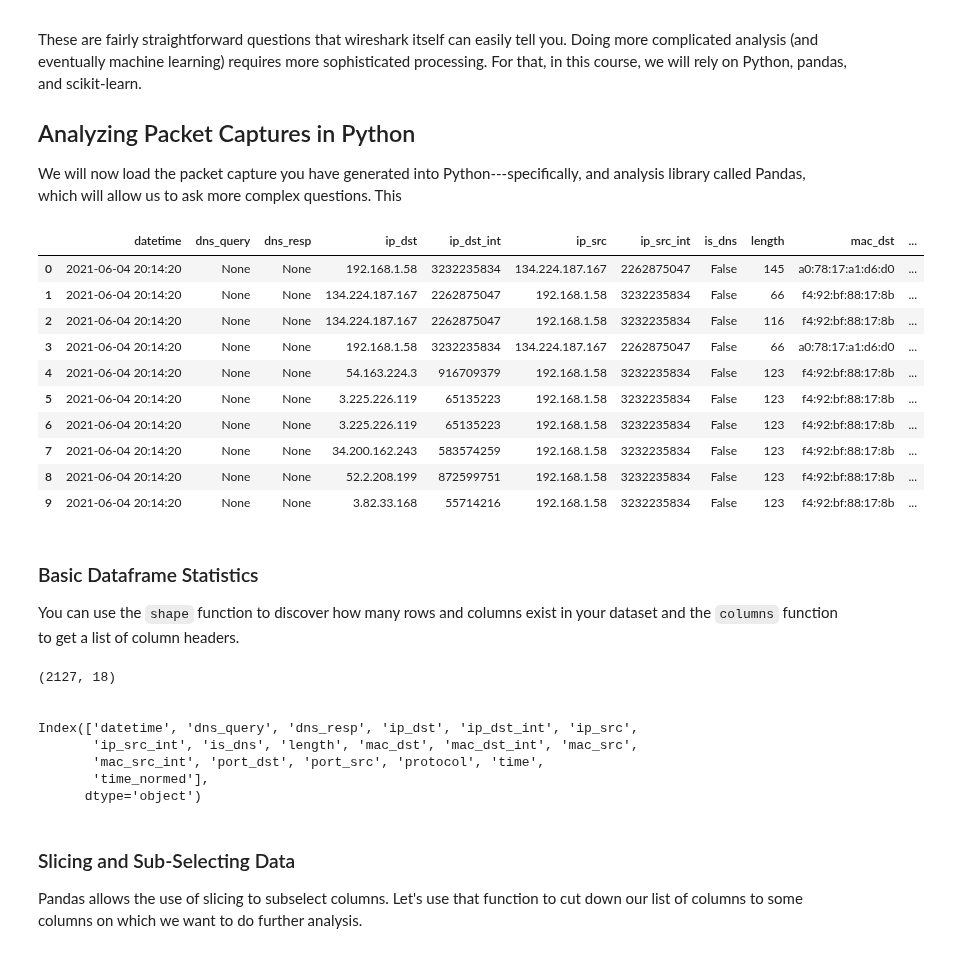
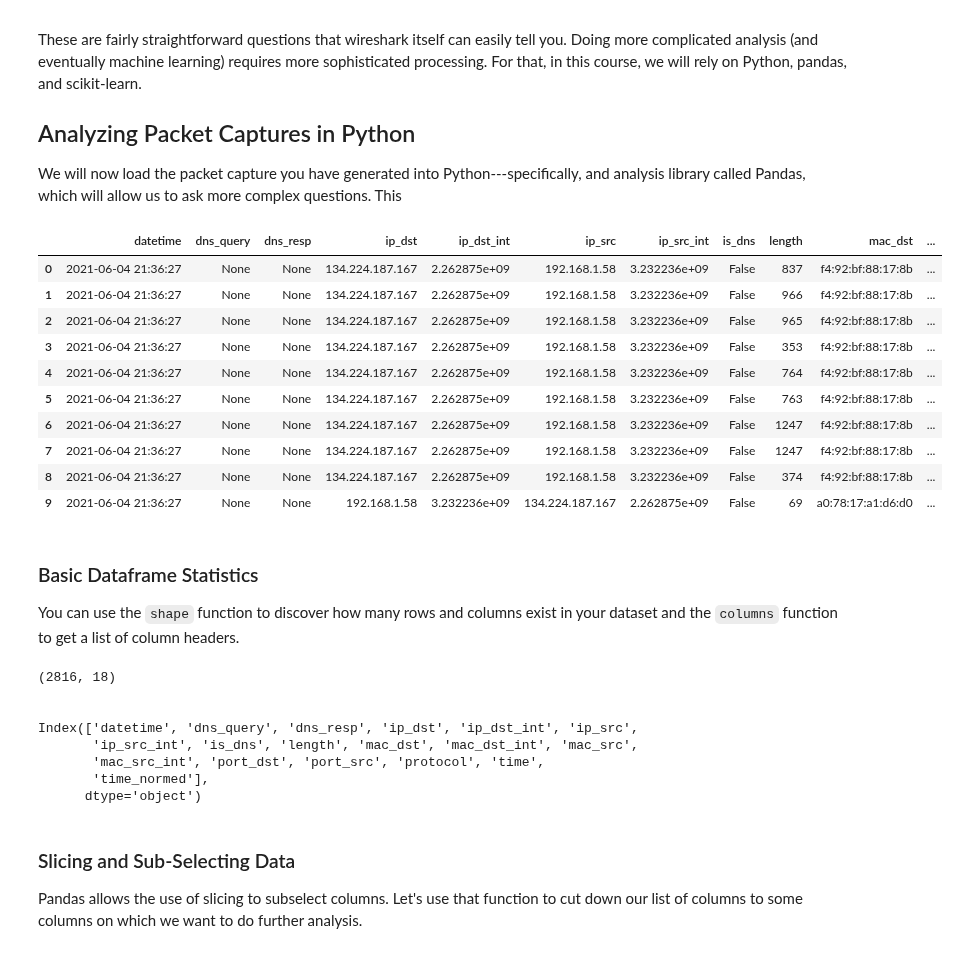
Before and after one commit to noise-lab/ml-networking, a Jupyter notebook: notebooks/0-Packet Capture Analysis.ipynb, the cells around one changed output. Drawn from its saved outputs; the diff is of its cells as text; code cells hidden in the pictures.

```diff
--- a/notebooks/0-Packet Capture Analysis.ipynb
+++ b/notebooks/0-Packet Capture Analysis.ipynb
@@ -32,31 +32,31 @@ We will now load the packet capture you have generated into Python---specificall
 # %%
 import pandas as pd
 from datetime import datetime, timezone
 
 # Allow us to load modules from the parent directory
 import sys
 sys.path.append("../lib")
 from parse_pcap import pcap_to_pandas, send_rates
 
 # Insert your own packet capture here.
 
-pcap = pcap_to_pandas('../pcaps/dnshttps-pcap-20210604.pcap')
+pcap = pcap_to_pandas('../pcaps/pcap-20210604.pcap')
 #pcap = pcap_to_pandas('../pcaps/uchicagocs-web-20200821.pcap')
 
 # look at the first n rows of the packet capture
 pcap.head(10)
 # %% [output]
 |  | datetime | dns_query | dns_resp | ip_dst | ip_dst_int | ip_src | ip_src_int | is_dns | length | mac_dst | ... |
-| 0 | 2021-06-04 20:14:20 | None | None | 192.168.1.58 | 3232235834 | 134.224.187.167 | 2262875047 | False | 145 | a0:78:17:a1:d6:d0 | ... |
-| 1 | 2021-06-04 20:14:20 | None | None | 134.224.187.167 | 2262875047 | 192.168.1.58 | 3232235834 | False | 66 | f4:92:bf:88:17:8b | ... |
-| 2 | 2021-06-04 20:14:20 | None | None | 134.224.187.167 | 2262875047 | 192.168.1.58 | 3232235834 | False | 116 | f4:92:bf:88:17:8b | ... |
-| 3 | 2021-06-04 20:14:20 | None | None | 192.168.1.58 | 3232235834 | 134.224.187.167 | 2262875047 | False | 66 | a0:78:17:a1:d6:d0 | ... |
-| 4 | 2021-06-04 20:14:20 | None | None | 54.163.224.3 | 916709379 | 192.168.1.58 | 3232235834 | False | 123 | f4:92:bf:88:17:8b | ... |
-| 5 | 2021-06-04 20:14:20 | None | None | 3.225.226.119 | 65135223 | 192.168.1.58 | 3232235834 | False | 123 | f4:92:bf:88:17:8b | ... |
-| 6 | 2021-06-04 20:14:20 | None | None | 3.225.226.119 | 65135223 | 192.168.1.58 | 3232235834 | False | 123 | f4:92:bf:88:17:8b | ... |
-| 7 | 2021-06-04 20:14:20 | None | None | 34.200.162.243 | 583574259 | 192.168.1.58 | 3232235834 | False | 123 | f4:92:bf:88:17:8b | ... |
-| 8 | 2021-06-04 20:14:20 | None | None | 52.2.208.199 | 872599751 | 192.168.1.58 | 3232235834 | False | 123 | f4:92:bf:88:17:8b | ... |
-| 9 | 2021-06-04 20:14:20 | None | None | 3.82.33.168 | 55714216 | 192.168.1.58 | 3232235834 | False | 123 | f4:92:bf:88:17:8b | ... |
+| 0 | 2021-06-04 21:36:27 | None | None | 134.224.187.167 | 2.262875e+09 | 192.168.1.58 | 3.232236e+09 | False | 837 | f4:92:bf:88:17:8b | ... |
+| 1 | 2021-06-04 21:36:27 | None | None | 134.224.187.167 | 2.262875e+09 | 192.168.1.58 | 3.232236e+09 | False | 966 | f4:92:bf:88:17:8b | ... |
+| 2 | 2021-06-04 21:36:27 | None | None | 134.224.187.167 | 2.262875e+09 | 192.168.1.58 | 3.232236e+09 | False | 965 | f4:92:bf:88:17:8b | ... |
+| 3 | 2021-06-04 21:36:27 | None | None | 134.224.187.167 | 2.262875e+09 | 192.168.1.58 | 3.232236e+09 | False | 353 | f4:92:bf:88:17:8b | ... |
+| 4 | 2021-06-04 21:36:27 | None | None | 134.224.187.167 | 2.262875e+09 | 192.168.1.58 | 3.232236e+09 | False | 764 | f4:92:bf:88:17:8b | ... |
+| 5 | 2021-06-04 21:36:27 | None | None | 134.224.187.167 | 2.262875e+09 | 192.168.1.58 | 3.232236e+09 | False | 763 | f4:92:bf:88:17:8b | ... |
+| 6 | 2021-06-04 21:36:27 | None | None | 134.224.187.167 | 2.262875e+09 | 192.168.1.58 | 3.232236e+09 | False | 1247 | f4:92:bf:88:17:8b | ... |
+| 7 | 2021-06-04 21:36:27 | None | None | 134.224.187.167 | 2.262875e+09 | 192.168.1.58 | 3.232236e+09 | False | 1247 | f4:92:bf:88:17:8b | ... |
+| 8 | 2021-06-04 21:36:27 | None | None | 134.224.187.167 | 2.262875e+09 | 192.168.1.58 | 3.232236e+09 | False | 374 | f4:92:bf:88:17:8b | ... |
+| 9 | 2021-06-04 21:36:27 | None | None | 192.168.1.58 | 3.232236e+09 | 134.224.187.167 | 2.262875e+09 | False | 69 | a0:78:17:a1:d6:d0 | ... |
 # %% [markdown]
 ### Basic Dataframe Statistics
 
@@ -65,7 +65,7 @@ You can use the `shape` function to discover how many rows and columns exist in
 print('{}\n\n'.format(pcap.shape))
 print(pcap.columns)
 # %% [output]
-(2127, 18)
+(2816, 18)
 
 
 Index(['datetime', 'dns_query', 'dns_resp', 'ip_dst', 'ip_dst_int', 'ip_src',
```
Also changed, not shown: parts of 20 cells of this notebook, 2 other files.
